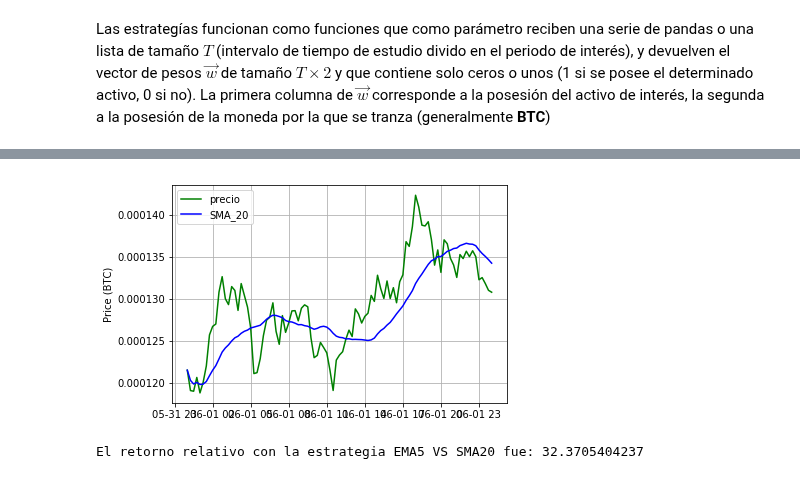
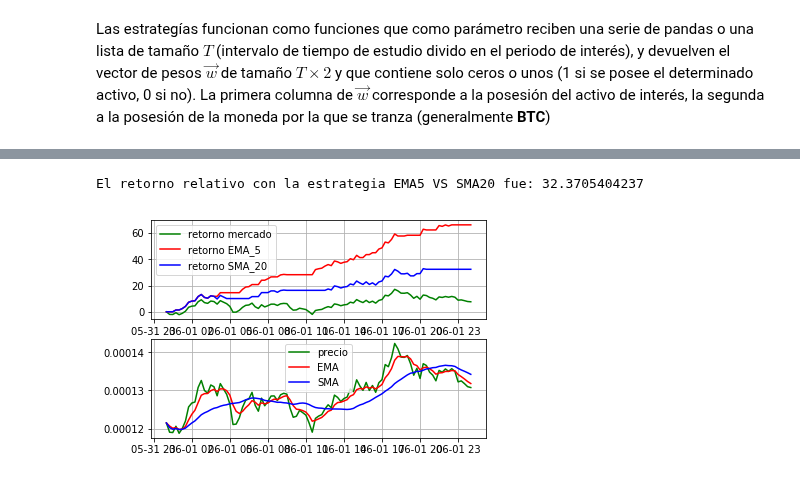
Before and after one commit to ADCryptoSolutions/adcb, a Jupyter notebook: Bot organizado.ipynb, the cells around one changed output, grey strips where cells are left out. Cells and saved outputs as stored; diff of their text form; code cells hidden in the pictures.

Commit message:
agregando graficas comparativas de profit en el notebook, al parecer no esta calculandolo bien.

```diff
--- a/Bot organizado.ipynb
+++ b/Bot organizado.ipynb
@@ -160,14 +160,34 @@ print 'El retorno relativo con la estrategia EMA5 VS SMA20 fue: %s'%(relativeRet
 El retorno relativo con la estrategia EMA5 VS SMA20 fue: 66.21908348
-# %%
-#Precio vs SMA_20
-
-w = pricevsSMA(df["close"])
-relativeReturn,v = profit(w["w"],df["close"])
-
-print 'El retorno relativo con la estrategia EMA5 VS SMA20 fue: %s'%(relativeReturn*100)
-# %% [output]
-[figure, removed]
-El retorno relativo con la estrategia EMA5 VS SMA20 fue: 32.3705404237
+# %%
+#Precio vs SMA_20
+
+w2 = pricevsSMA(df["close"])
+relativeReturn,v2 = profit(w2["w"],df["close"])
+
+# Calculando media movil a 20 muestras
+sma = df["close"].rolling(20,min_periods=1).mean()
+# caculando exponential movil average
+ema = df["close"].ewm(span=5, adjust=False).mean()
+
+plt.subplot(211)
+plt.plot(df.index,df['cum_r']*100,'g', label='retorno mercado')
+plt.plot(df.index,v*100,'r',label='retorno EMA_5')
+plt.plot(df.index,v2*100,'b',label='retorno SMA_20')
+plt.legend(loc='best')
+plt.grid()
+
+plt.subplot(212)
+plt.plot(df.index,df['close'],'g',label='precio')
+plt.plot(df.index,ema,'r',label='EMA')
+plt.plot(df.index,sma,'b',label='SMA')
+plt.legend(loc='best')
+plt.grid()
+
+
+print 'El retorno relativo con la estrategia EMA5 VS SMA20 fue: %s'%(relativeReturn*100)
+# %% [output]
+El retorno relativo con la estrategia EMA5 VS SMA20 fue: 32.3705404237
+[figure, added]
 # %%
 #EMA_5 vs EMA_20
 
```
Also changed, not shown: parts of 4 cells of this notebook.
